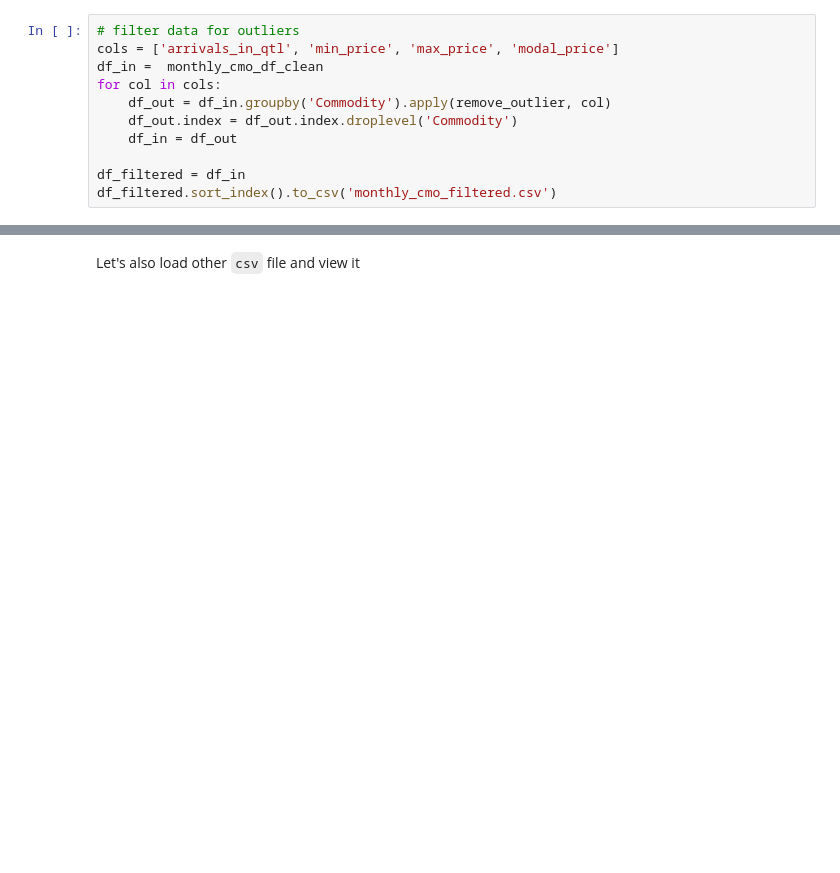
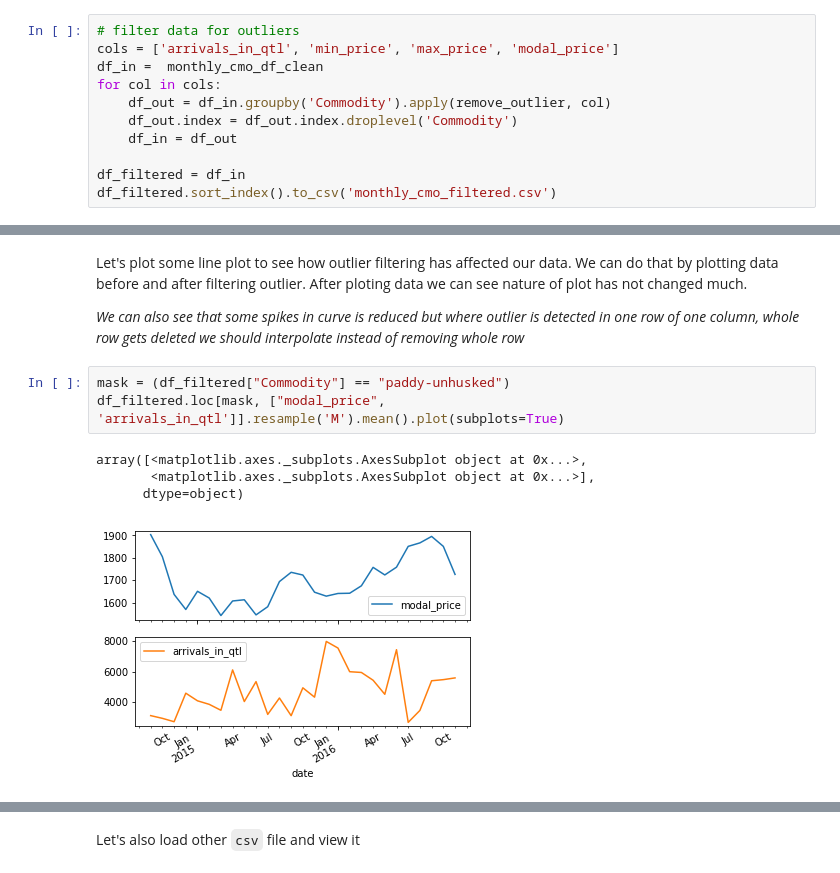
Before and after one commit to shashank2806/Agriculture-Commodities-Prices-Seasons, a Jupyter notebook: agriculture-commodities-prices-seasons.ipynb, the cells around one changed output, grey strips where cells are left out. Cells and saved outputs as stored; diff of their text form; blank space fills up the shorter version.

```diff
--- a/agriculture-commodities-prices-seasons.ipynb
+++ b/agriculture-commodities-prices-seasons.ipynb
@@ -328,0 +352,12 @@ df_filtered.sort_index().to_csv('monthly_cmo_filtered.csv')
+# %% [markdown]
+Let's plot some line plot to see how outlier filtering has affected our data. We can do that by plotting data before and after filtering outlier. After ploting data we can see nature of plot has not changed much.
+
+*We can also see that some spikes in curve is reduced but where outlier is detected in one row of one column, whole row gets deleted we should interpolate instead of removing whole row*
+# %%
+mask = (df_filtered["Commodity"] == "paddy-unhusked")
+df_filtered.loc[mask, ["modal_price", 'arrivals_in_qtl']].resample('M').mean().plot(subplots=True)
+# %% [output]
+array([<matplotlib.axes._subplots.AxesSubplot object at 0x...>,
+       <matplotlib.axes._subplots.AxesSubplot object at 0x...>],
+      dtype=object)
+[figure, added]
```
Also changed, not shown: parts of 11 cells of this notebook, 1 other file.
